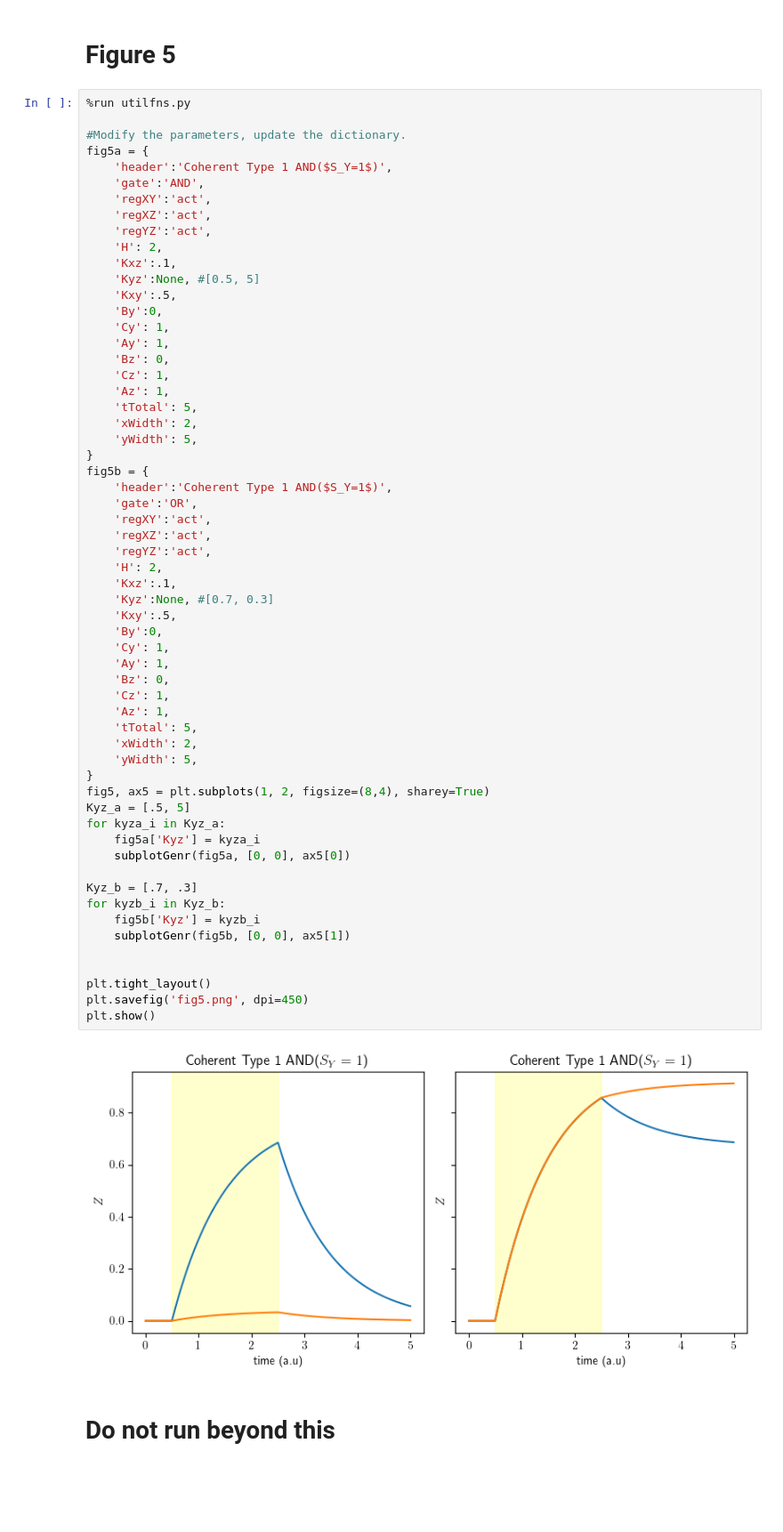
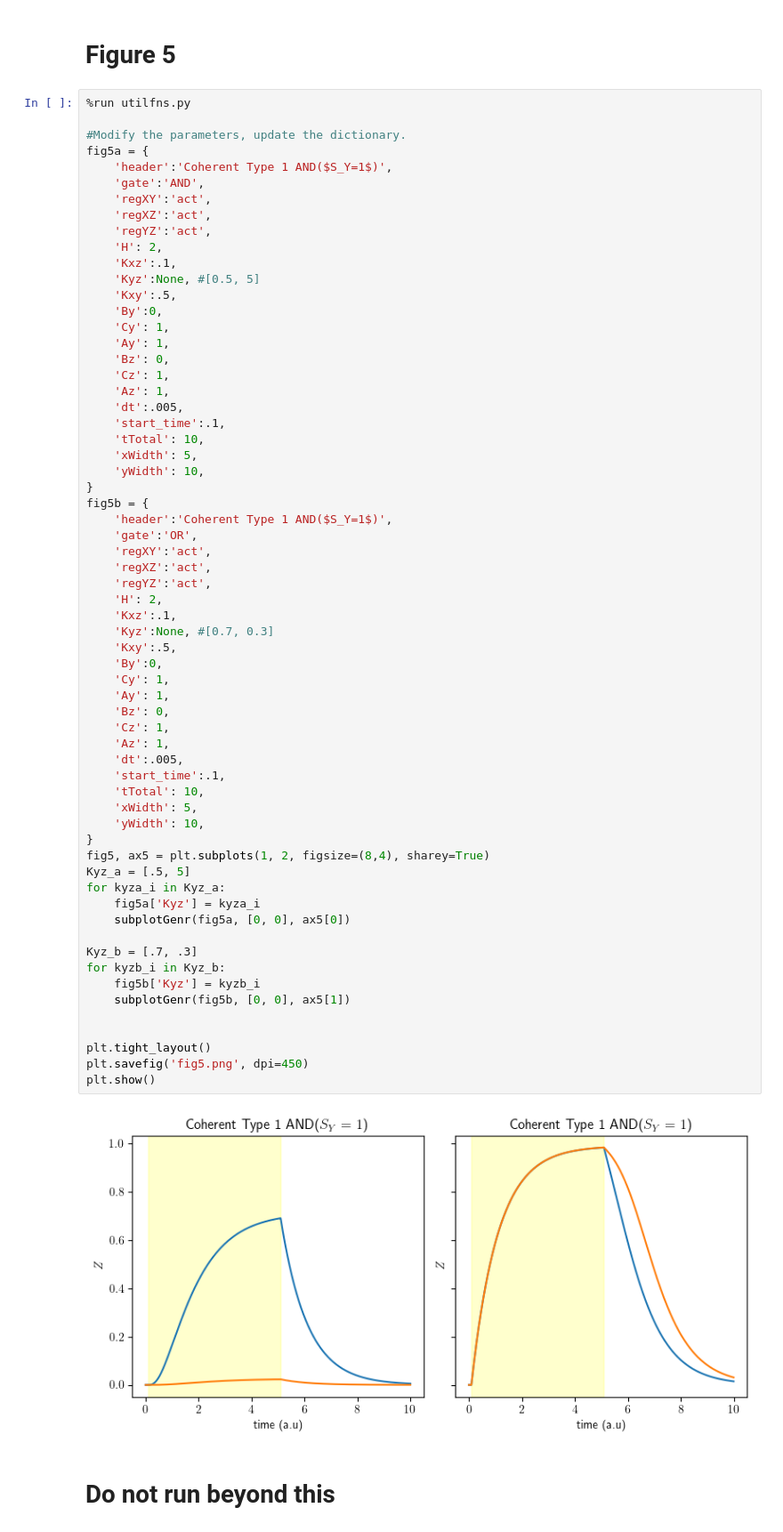
Before and after one commit to akshaysanjeevk/SysBio-course, a Jupyter notebook: HW-1-2-FFL/hw2-submission.ipynb, the cells around one changed output. Shown at 89% size. Saved outputs shown, nothing was run; the diff lists cells and outputs as text; blank space fills up the shorter version.

```diff
--- a/HW-1-2-FFL/hw2-submission.ipynb
+++ b/HW-1-2-FFL/hw2-submission.ipynb
@@ -274,9 +310,11 @@ fig5a = {
     'Bz': 0,
     'Cz': 1,
     'Az': 1,
-    'tTotal': 5,
-    'xWidth': 2,
-    'yWidth': 5,
+    'dt':.005,
+    'start_time':.1,
+    'tTotal': 10,
+    'xWidth': 5,
+    'yWidth': 10,
 }
 fig5b = {
     'header':'Coherent Type 1 AND($S_Y=1$)',
@@ -284,37 +322,39 @@ fig5b = {
     'regXY':'act',
     'regXZ':'act',
     'regYZ':'act',
     'H': 2,
     'Kxz':.1,
     'Kyz':None, #[0.7, 0.3]
     'Kxy':.5,
     'By':0,
     'Cy': 1,
     'Ay': 1,
     'Bz': 0,
     'Cz': 1,
     'Az': 1,
-    'tTotal': 5,
-    'xWidth': 2,
-    'yWidth': 5,
+    'dt':.005,
+    'start_time':.1,
+    'tTotal': 10,
+    'xWidth': 5,
+    'yWidth': 10,
 }
 fig5, ax5 = plt.subplots(1, 2, figsize=(8,4), sharey=True)
 Kyz_a = [.5, 5]
 for kyza_i in Kyz_a:
     fig5a['Kyz'] = kyza_i
     subplotGenr(fig5a, [0, 0], ax5[0])
 
 Kyz_b = [.7, .3]
 for kyzb_i in Kyz_b:
     fig5b['Kyz'] = kyzb_i
     subplotGenr(fig5b, [0, 0], ax5[1])
 
 
 plt.tight_layout()
 plt.savefig('fig5.png', dpi=450)
 plt.show()
 # %% [output]
-[figure, old version]
+[figure, new version]
 # %% [markdown]
 # Do not run beyond this
 # %%
```
Also changed, not shown: parts of 8 cells of this notebook, 8 other files.
